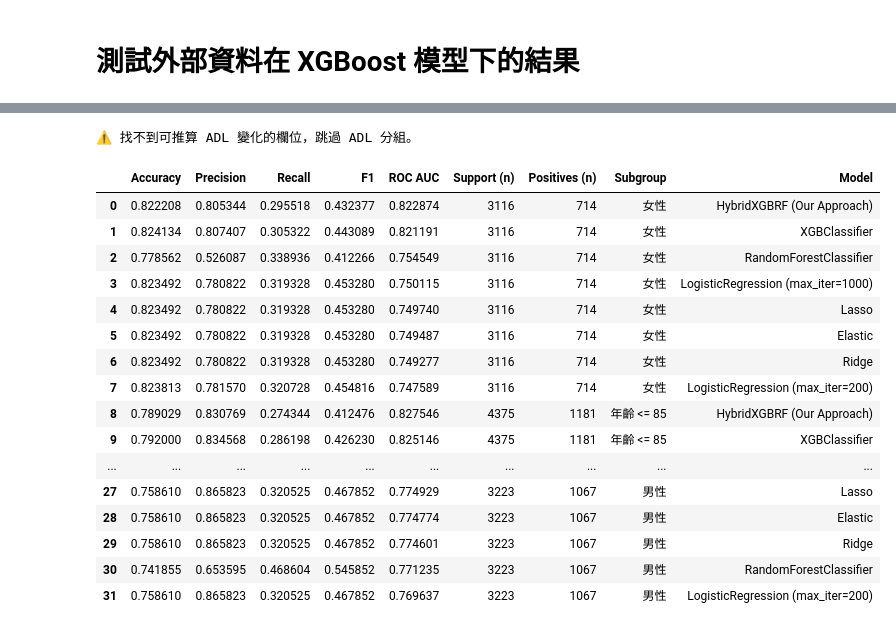
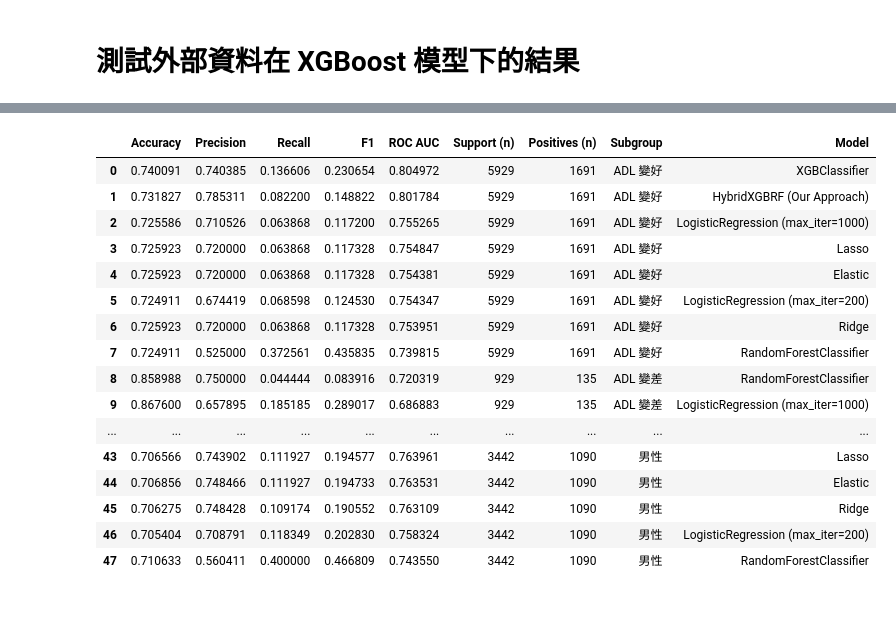
Before and after one commit to peculab/AI4JUBO, a Jupyter notebook: JuboDeath_V8.ipynb, the cells around one changed output, grey strips where cells are left out. Saved outputs shown, nothing was run; the diff lists cells and outputs as text; code cells hidden in the pictures.

```diff
--- a/JuboDeath_V8.ipynb
+++ b/JuboDeath_V8.ipynb
@@ -57,8 +60,8 @@ gc = gspread.authorize(creds)
 # read data and put it in a dataframe
 # 在 google 工作表載入外部資料 gsheets
 
-gsheets = gc.open_by_url('https://docs.google.com/spreadsheets/d/1W93D0WRk2GYeWnT8fOsJLwbYlbzJNXJJco1pYUrlZrU/edit?usp=sharing')
-worksheet = gsheets.worksheet("external_validation_0820")  # 指定分頁名稱
+gsheets = gc.open_by_url('https://docs.google.com/spreadsheets/d/1jXuepVDDrnhOKYMqy-RQKeQlWr7atvKdeq_Y0PosMDM/edit?usp=sharing')
+worksheet = gsheets.worksheet("external_validation_v2_0916")  # 指定分頁名稱
 
 worksheet = worksheet.get_all_records()
 external = pd.DataFrame(worksheet)
@@ -152,15 +142,3 @@ df.head()
-# %%
-df['呼吸_ADL低'] = ((df['使用呼吸輔具'] == 1) & (df['ADL_總分_max'] < 30)).astype(int)
-df['高齡_住院多'] = ((df['預估年齡'] > 85) & (df['六個月內住院次數'] > 2)).astype(int)
-df['ADL低_有管路'] = ((df['ADL_總分_max'] < 30) & (df['使用管路'] == 1)).astype(int)
-df['DNR_呼吸'] = ((df['DNR_flag'] == 1) & (df['使用呼吸輔具'] == 1)).astype(int)
-df['超級重症'] = (
-    (df['DNR_flag'] == 1) &
-    (df['使用呼吸輔具'] == 1) &
-    (df['ADL_總分_max'] < 30) &
-    (df['六個月內住院次數'] > 1)
-).astype(int)
-df["low_adl_no_var"] = ((df["ADL_std"].isnull()) & (df["ADL_總分_max"] < 5)).astype(int)
 # %%
 df.describe(include='all').T
 # %% [output]
@@ -207,5 +185,5 @@ df_missing_info
 # %%
-features = df_missing_info[df_missing_info['Missing Ratio']<0.5].index.tolist()
+features = df_missing_info[df_missing_info['Missing Ratio']<0.3].index.tolist()
 # %%
 features
 # %% [output]
@@ -883,29 +863,12 @@ def _make_sex_masks(df):
 
 def _make_adl_change_masks(df):
     """
-    以以下優先序建立 ADL 變好/變差遮罩：
-      1) 'ADL_delta'（>0 視為變好，<0 變差）
-      2) 'ADL_期末' 與 'ADL_期初'
-      3) 'ADL_總分_max' 與 'ADL_總分_min'
-    若都缺，回傳空 dict。
+    建立 ADL 變好/變差遮罩：
+    'ADL_明顯惡化'（=0 視為變好，=1 變差）
     """
     masks = {}
-    if 'ADL_delta' in df.columns:
-        delta = df['ADL_delta']
-    else:
-        end_col = _first_existing_column(df, ['ADL_期末','ADL_last','ADL_end'])
-        start_col = _first_existing_column(df, ['ADL_期初','ADL_first','ADL_start'])
-        if end_col and start_col:
-            delta = df[end_col] - df[start_col]
-        else:
-            max_col = _first_existing_column(df, ['ADL_總分_max','ADL_max'])
-            min_col = _first_existing_column(df, ['ADL_總分_min','ADL_min'])
-            if max_col and min_col:
-                delta = df[max_col] - df[min_col]
-            else:
-                return {}  # 無法判斷 ADL 變化
-    masks['ADL 變好'] = delta > 0
-    masks['ADL 變差'] = delta < 0
+    masks['ADL 變好'] = df['ADL_明顯惡化'] == 0
+    masks['ADL 變差'] = df['ADL_明顯惡化'] == 1
     return masks
 
 def _compute_metrics(y_true, y_prob, y_pred):
@@ -955,50 +918,49 @@ def evaluate_subgroups(models: dict, X_all: pd.DataFrame, y_all: pd.Series, raw_
             continue
 
         X_sub = X_all.loc[mask]
         y_sub = y_all.loc[mask]
 
         # 若模型不支援 NaN，與你上面一致，統一補值策略（中位數）
         from sklearn.impute import SimpleImputer
         imputer = SimpleImputer(strategy="median")
         X_sub_imp = pd.DataFrame(imputer.fit_transform(X_sub), columns=X_sub.columns, index=X_sub.index)
 
         for model_name, model in models.items():
             # 預測
             y_prob = model.predict_proba(X_sub_imp)[:, 1]
             y_pred = (y_prob >= 0.5).astype(int)
 
             metrics = _compute_metrics(y_sub, y_prob, y_pred)
             metrics.update({'Subgroup': subgroup_name, 'Model': model_name})
             rows.append(metrics)
 
     result_df = pd.DataFrame(rows)
     if not result_df.empty:
         # 排序：先按次族群，再按 ROC AUC 由高到低
         result_df = result_df.sort_values(by=['Subgroup','ROC AUC'], ascending=[True, False]).reset_index(drop=True)
     return result_df
 
 # === 執行：以外部驗證集為例 ===
 subgroup_results = evaluate_subgroups(trained_models, ex_X, ex_y, external)
 display(subgroup_results)
 # %% [output]
-⚠️ 找不到可推算 ADL 變化的欄位，跳過 ADL 分組。
 |  | Accuracy | Precision | Recall | F1 | ROC AUC | Support (n) | Positives (n) | Subgroup | Model |
-| 0 | 0.822208 | 0.805344 | 0.295518 | 0.432377 | 0.822874 | 3116 | 714 | 女性 | HybridXGBRF (Our Approach) |
-| 1 | 0.824134 | 0.807407 | 0.305322 | 0.443089 | 0.821191 | 3116 | 714 | 女性 | XGBClassifier |
-| 2 | 0.778562 | 0.526087 | 0.338936 | 0.412266 | 0.754549 | 3116 | 714 | 女性 | RandomForestClassifier |
-| 3 | 0.823492 | 0.780822 | 0.319328 | 0.453280 | 0.750115 | 3116 | 714 | 女性 | LogisticRegression (max_iter=1000) |
-| 4 | 0.823492 | 0.780822 | 0.319328 | 0.453280 | 0.749740 | 3116 | 714 | 女性 | Lasso |
-| 5 | 0.823492 | 0.780822 | 0.319328 | 0.453280 | 0.749487 | 3116 | 714 | 女性 | Elastic |
-| 6 | 0.823492 | 0.780822 | 0.319328 | 0.453280 | 0.749277 | 3116 | 714 | 女性 | Ridge |
-| 7 | 0.823813 | 0.781570 | 0.320728 | 0.454816 | 0.747589 | 3116 | 714 | 女性 | LogisticRegression (max_iter=200) |
-| 8 | 0.789029 | 0.830769 | 0.274344 | 0.412476 | 0.827546 | 4375 | 1181 | 年齡 <= 85 | HybridXGBRF (Our Approach) |
-| 9 | 0.792000 | 0.834568 | 0.286198 | 0.426230 | 0.825146 | 4375 | 1181 | 年齡 <= 85 | XGBClassifier |
+| 0 | 0.740091 | 0.740385 | 0.136606 | 0.230654 | 0.804972 | 5929 | 1691 | ADL 變好 | XGBClassifier |
+| 1 | 0.731827 | 0.785311 | 0.082200 | 0.148822 | 0.801784 | 5929 | 1691 | ADL 變好 | HybridXGBRF (Our Approach) |
+| 2 | 0.725586 | 0.710526 | 0.063868 | 0.117200 | 0.755265 | 5929 | 1691 | ADL 變好 | LogisticRegression (max_iter=1000) |
+| 3 | 0.725923 | 0.720000 | 0.063868 | 0.117328 | 0.754847 | 5929 | 1691 | ADL 變好 | Lasso |
+| 4 | 0.725923 | 0.720000 | 0.063868 | 0.117328 | 0.754381 | 5929 | 1691 | ADL 變好 | Elastic |
+| 5 | 0.724911 | 0.674419 | 0.068598 | 0.124530 | 0.754347 | 5929 | 1691 | ADL 變好 | LogisticRegression (max_iter=200) |
+| 6 | 0.725923 | 0.720000 | 0.063868 | 0.117328 | 0.753951 | 5929 | 1691 | ADL 變好 | Ridge |
+| 7 | 0.724911 | 0.525000 | 0.372561 | 0.435835 | 0.739815 | 5929 | 1691 | ADL 變好 | RandomForestClassifier |
+| 8 | 0.858988 | 0.750000 | 0.044444 | 0.083916 | 0.720319 | 929 | 135 | ADL 變差 | RandomForestClassifier |
+| 9 | 0.867600 | 0.657895 | 0.185185 | 0.289017 | 0.686883 | 929 | 135 | ADL 變差 | LogisticRegression (max_iter=1000) |
 | ... | ... | ... | ... | ... | ... | ... | ... | ... | ... |
-| 27 | 0.758610 | 0.865823 | 0.320525 | 0.467852 | 0.774929 | 3223 | 1067 | 男性 | Lasso |
-| 28 | 0.758610 | 0.865823 | 0.320525 | 0.467852 | 0.774774 | 3223 | 1067 | 男性 | Elastic |
-| 29 | 0.758610 | 0.865823 | 0.320525 | 0.467852 | 0.774601 | 3223 | 1067 | 男性 | Ridge |
-| 30 | 0.741855 | 0.653595 | 0.468604 | 0.545852 | 0.771235 | 3223 | 1067 | 男性 | RandomForestClassifier |
-| 31 | 0.758610 | 0.865823 | 0.320525 | 0.467852 | 0.769637 | 3223 | 1067 | 男性 | LogisticRegression (max_iter=200) |
+| 43 | 0.706566 | 0.743902 | 0.111927 | 0.194577 | 0.763961 | 3442 | 1090 | 男性 | Lasso |
+| 44 | 0.706856 | 0.748466 | 0.111927 | 0.194733 | 0.763531 | 3442 | 1090 | 男性 | Elastic |
+| 45 | 0.706275 | 0.748428 | 0.109174 | 0.190552 | 0.763109 | 3442 | 1090 | 男性 | Ridge |
+| 46 | 0.705404 | 0.708791 | 0.118349 | 0.202830 | 0.758324 | 3442 | 1090 | 男性 | LogisticRegression (max_iter=200) |
+| 47 | 0.710633 | 0.560411 | 0.400000 | 0.466809 | 0.743550 | 3442 | 1090 | 男性 | RandomForestClassifier |
 # %%
 # 若只想看主力模型
 display(subgroup_results[subgroup_results['Model'] == 'HybridXGBRF (Our Approach)'])
```
Also changed, not shown: parts of 24 cells of this notebook.
